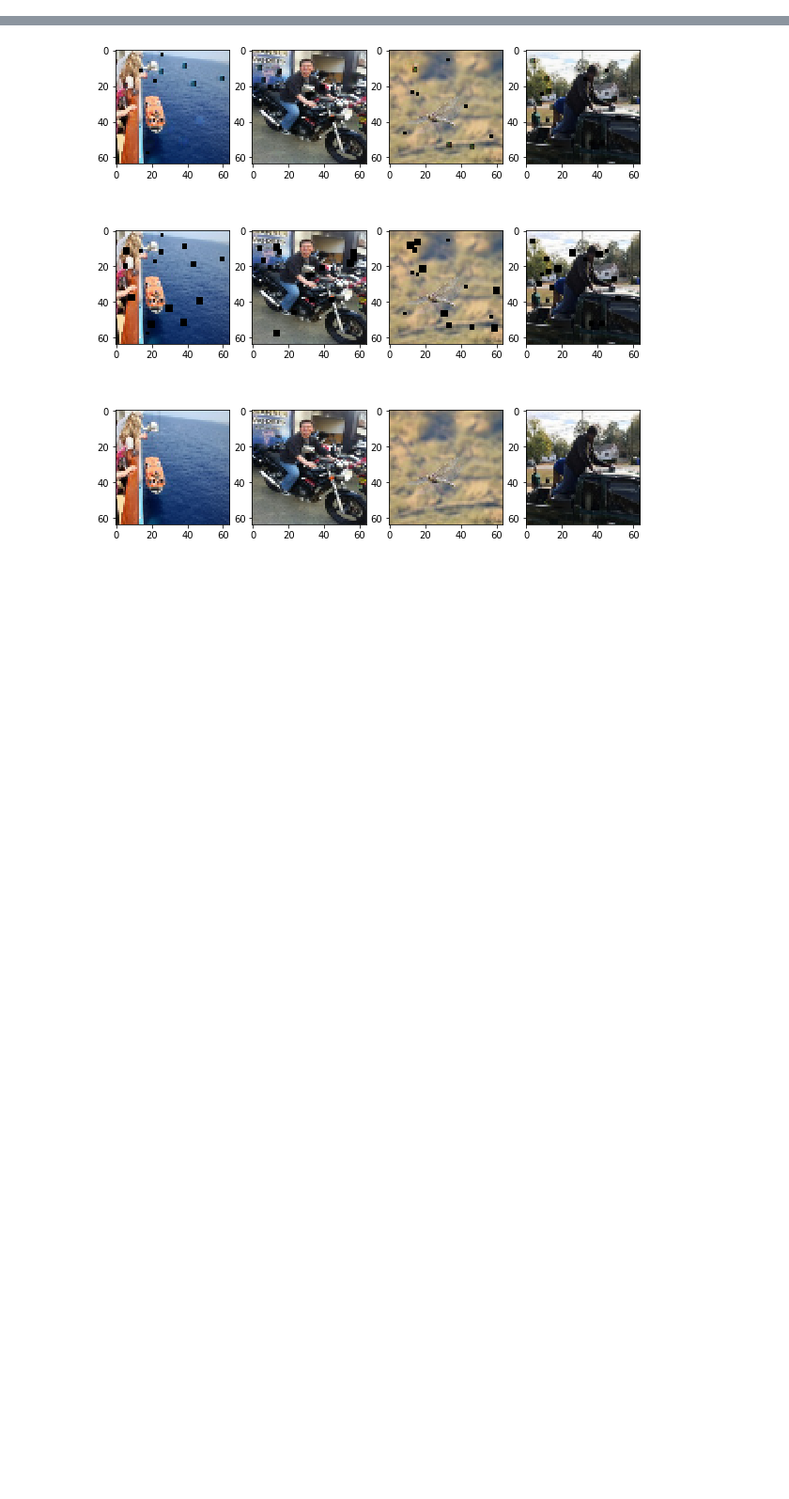
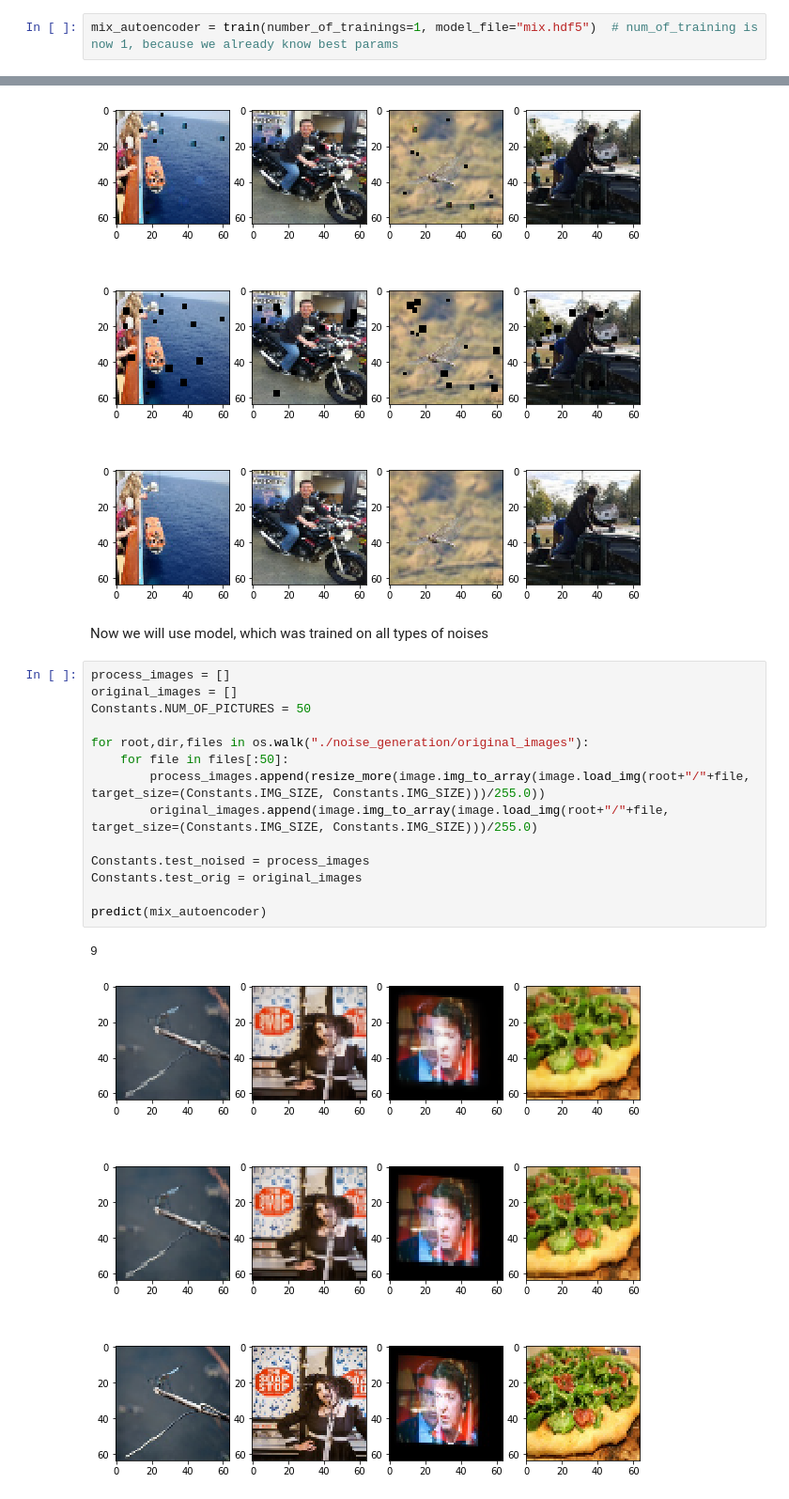
Before and after one commit to razzorblade/NSIETE-project, a Jupyter notebook: model_resize.ipynb, the cells around one changed output, grey strips where cells are left out. Shown at 94% size. Cells and saved outputs as stored; diff of their text form; blank space fills up the shorter version.

```diff
--- a/model_resize.ipynb
+++ b/model_resize.ipynb
@@ -452,0 +522,2 @@ predict(sap_autoencoder)
+# %%
+mix_autoencoder = train(number_of_trainings=1, model_file="mix.hdf5")  # num_of_training is now 1, because we already know best params
@@ -639,3 +728,22 @@ predict(artifacts_autoencoder)
 # %% [output]
 10
 [figure]
+# %% [markdown]
+Now we will use model, which was trained on all types of noises
+# %%
+process_images = []
+original_images = []
+Constants.NUM_OF_PICTURES = 50
+
+for root,dir,files in os.walk("./noise_generation/original_images"):
+    for file in files[:50]:
+        process_images.append(resize_more(image.img_to_array(image.load_img(root+"/"+file, target_size=(Constants.IMG_SIZE, Constants.IMG_SIZE)))/255.0))
+        original_images.append(image.img_to_array(image.load_img(root+"/"+file, target_size=(Constants.IMG_SIZE, Constants.IMG_SIZE)))/255.0)
+
+Constants.test_noised = process_images
+Constants.test_orig = original_images
+
+predict(mix_autoencoder)
+# %% [output]
+9
+[figure, added]
```
Also changed, not shown: parts of 7 cells of this notebook, 1 other file.
